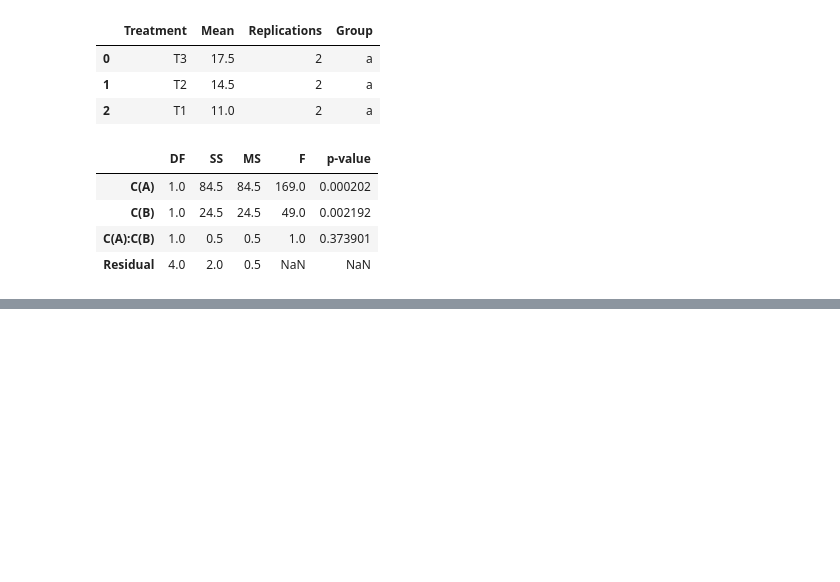
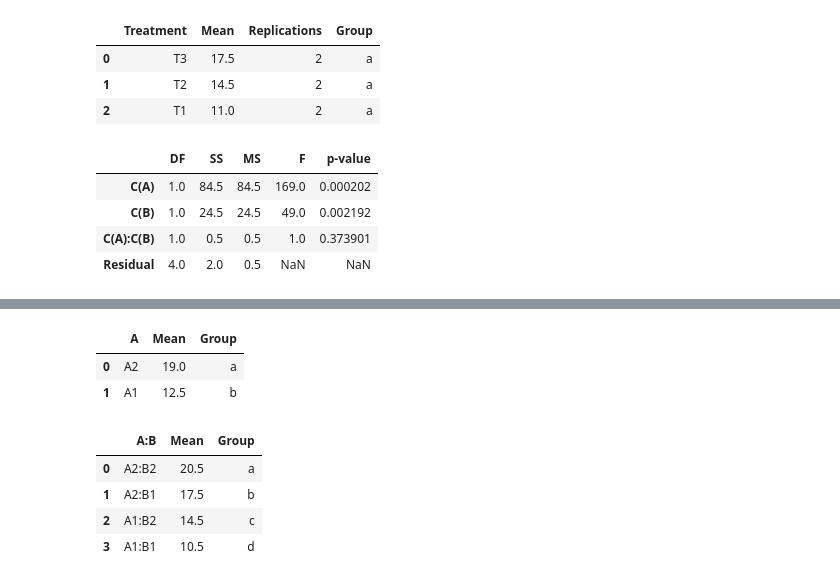
Before and after one commit to DeepStatistix/AgroDesign, a Jupyter notebook: examples/test_anova.ipynb, the cells around one changed output, grey strips where cells are left out. Cells and saved outputs as stored; diff of their text form; code cells hidden in the pictures; blank space fills up the shorter version.

```diff
--- a/examples/test_anova.ipynb
+++ b/examples/test_anova.ipynb
@@ -95,0 +133,20 @@ AttributeError: 'Anova' object has no attribute 'factorial_means'
+# %%
+from agrodesign.mean_separation.tukey import TukeyHSD
+
+tukey = TukeyHSD(aov, factor="A")
+tukey.test()
+# %% [output]
+|  | A | Mean | Group |
+| 0 | A2 | 19.0 | a |
+| 1 | A1 | 12.5 | b |
+# %%
+from agrodesign.mean_separation.tukey import TukeyHSD
+
+tukey_A = TukeyHSD(aov, factor=("A","B"))
+tukey_A.test()
+# %% [output]
+|  | A:B | Mean | Group |
+| 0 | A2:B2 | 20.5 | a |
+| 1 | A2:B1 | 17.5 | b |
+| 2 | A1:B2 | 14.5 | c |
+| 3 | A1:B1 | 10.5 | d |
```
Also changed, not shown: parts of 6 cells of this notebook, 12 other files.
